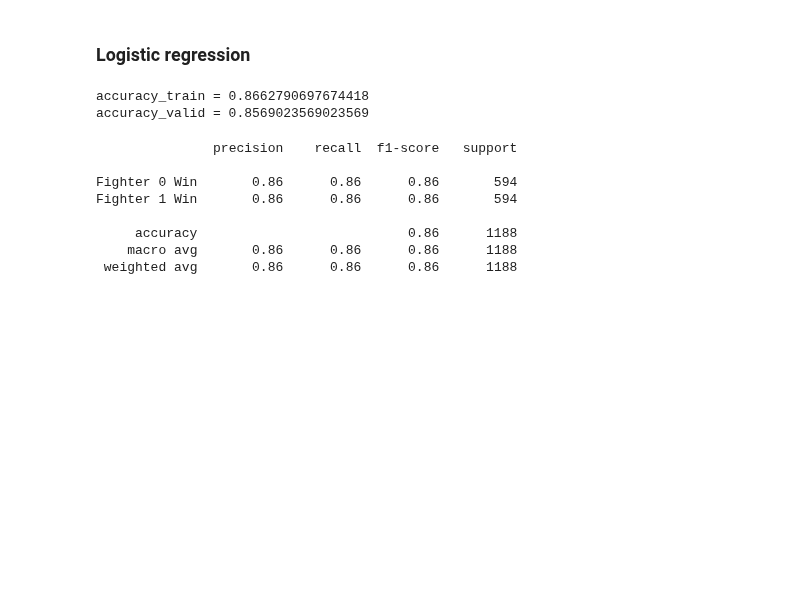
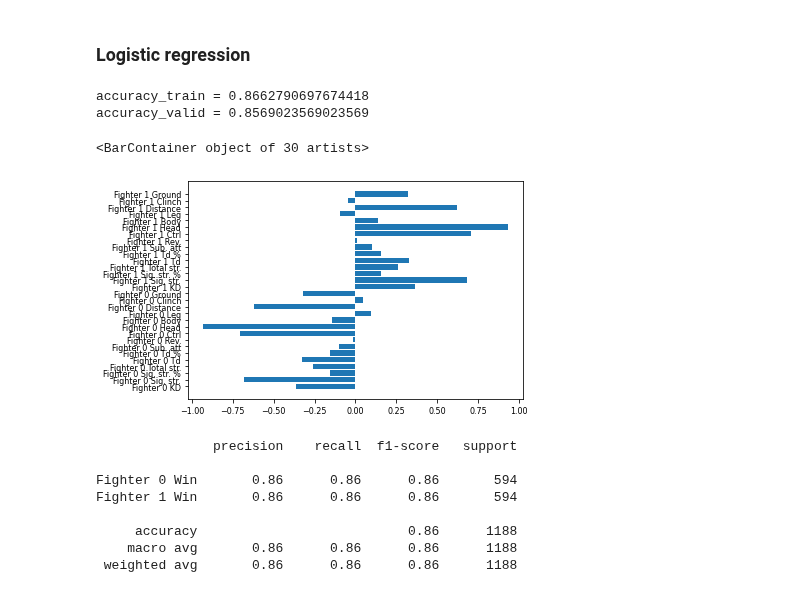
Before and after one commit to tylerlum/ufc_automated_scoring_system, a Jupyter notebook: UFC_automated_scoring.ipynb, the cells around one changed output. Cells and saved outputs as stored; diff of their text form; code cells hidden in the pictures; blank space fills up the shorter version.

Commit message:
Add in visualization

```diff
--- a/UFC_automated_scoring.ipynb
+++ b/UFC_automated_scoring.ipynb
@@ -642,14 +642,21 @@ Fighter 1 Win       0.84      0.84      0.84       594
 # %%
 from sklearn.linear_model import LogisticRegression
 logistic_regression_clf = LogisticRegression(random_state=0).fit(X_train, y_train)
 
 accuracy_train = logistic_regression_clf.score(X_train, y_train)
 accuracy_valid = logistic_regression_clf.score(X_valid, y_valid)
 print(f"accuracy_train = {accuracy_train}")
 print(f"accuracy_valid = {accuracy_valid}")
+
+# Visualize importances
+import matplotlib.pyplot as plt
+plt.rcParams.update({'font.size': 8})
+plt.barh(X_train.columns, logistic_regression_clf.coef_[0])
 # %% [output]
 accuracy_train = 0.8662790697674418
 accuracy_valid = 0.8569023569023569
+<BarContainer object of 30 artists>
+[figure, added]
 # %%
 plot_confusion_matrix(logistic_regression_clf, X_valid, y_valid)
 print_classification_report(logistic_regression_clf, X_valid, y_valid)
```
